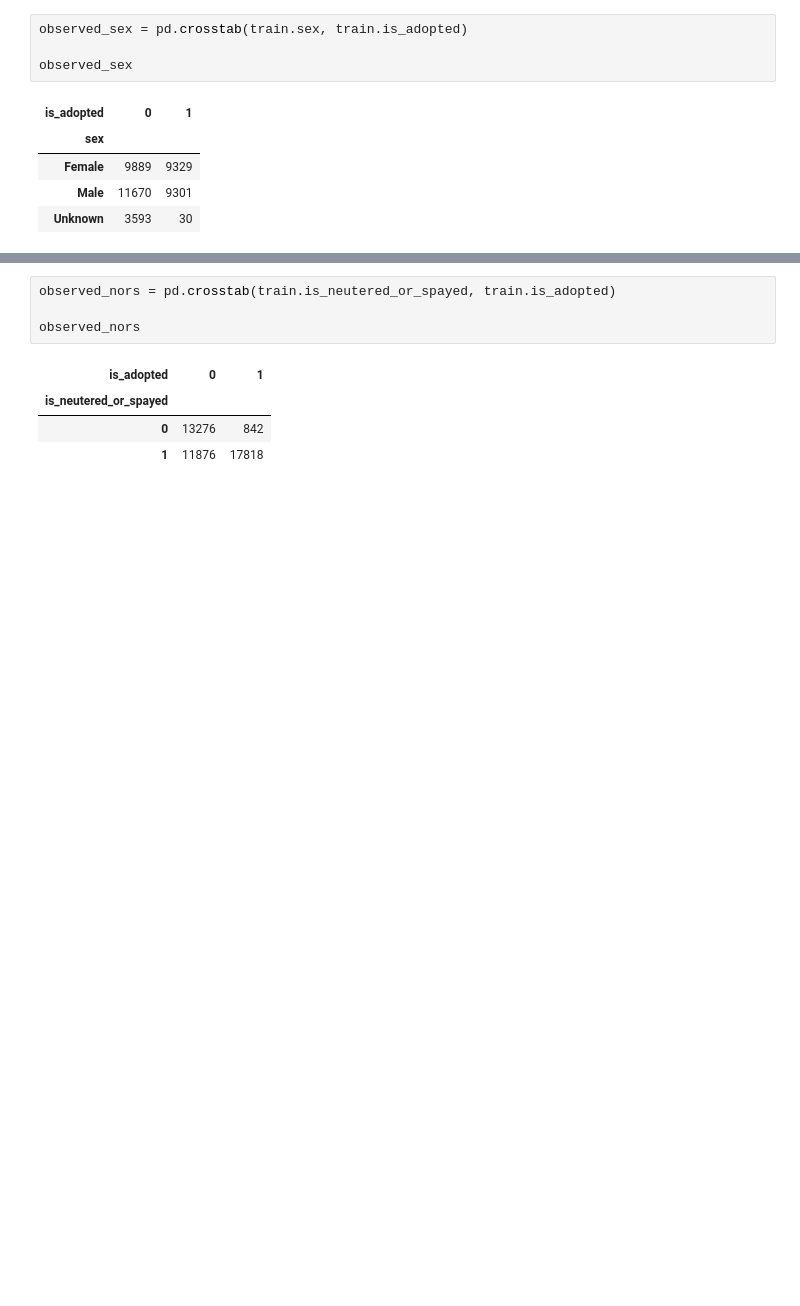
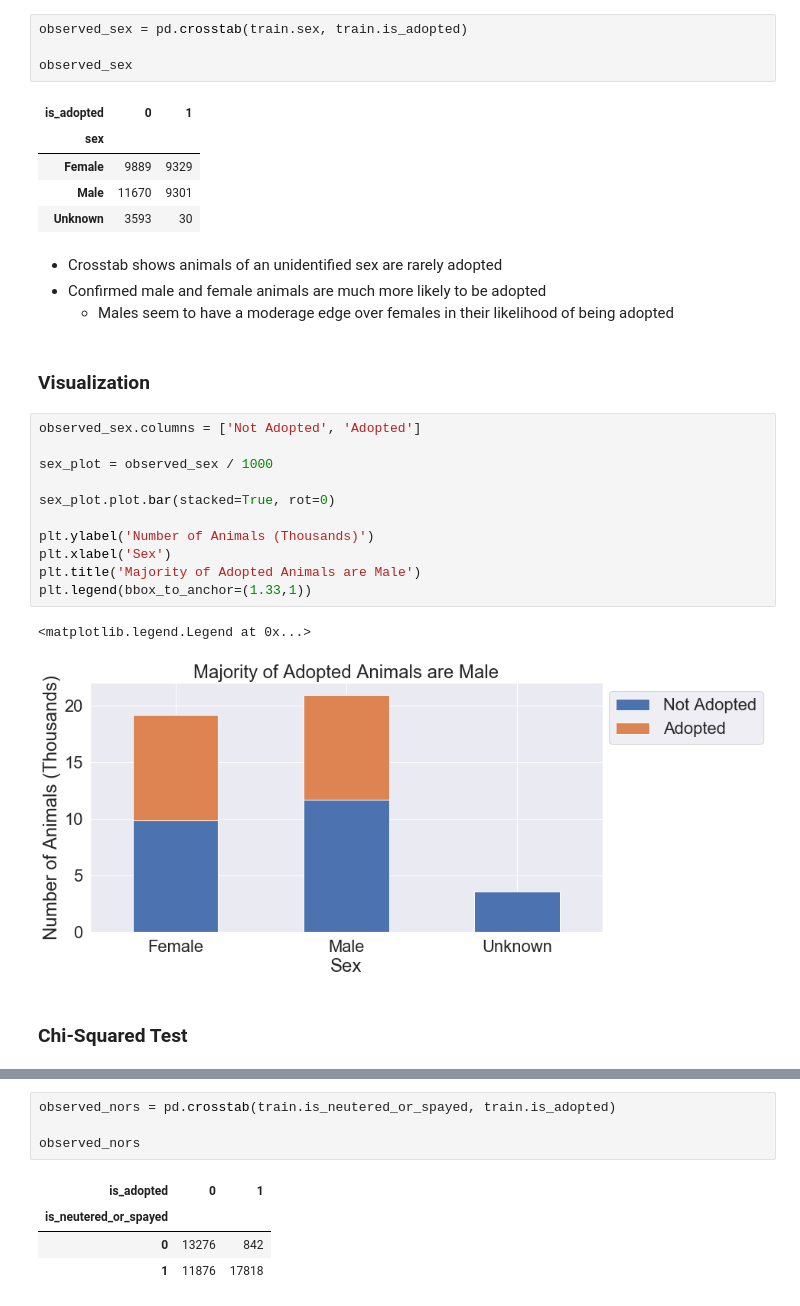
Before and after one commit to SamuelD-Data/aac_outcomes_project, a Jupyter notebook: aac_project_notebook.ipynb, the cells around one changed output, grey strips where cells are left out. Cells and saved outputs as stored; diff of their text form; blank space fills up the shorter version.

```diff
--- a/aac_project_notebook.ipynb
+++ b/aac_project_notebook.ipynb
@@ -262,3 +286,25 @@ observed_sex
 | Female | 9889 | 9329 |
 | Male | 11670 | 9301 |
 | Unknown | 3593 | 30 |
+# %% [markdown]
+- Crosstab shows animals of an unidentified sex are rarely adopted
+- Confirmed male and female animals are much more likely to be adopted
+    - Males seem to have a moderage edge over females in their likelihood of being adopted
+# %% [markdown]
+### Visualization
+# %%
+observed_sex.columns = ['Not Adopted', 'Adopted']
+
+sex_plot = observed_sex / 1000
+
+sex_plot.plot.bar(stacked=True, rot=0)
+
+plt.ylabel('Number of Animals (Thousands)')
+plt.xlabel('Sex')
+plt.title('Majority of Adopted Animals are Male')
+plt.legend(bbox_to_anchor=(1.33,1))
+# %% [output]
+<matplotlib.legend.Legend at 0x...>
+[figure, added]
+# %% [markdown]
+### Chi-Squared Test
```
Also changed, not shown: parts of 53 cells of this notebook.
